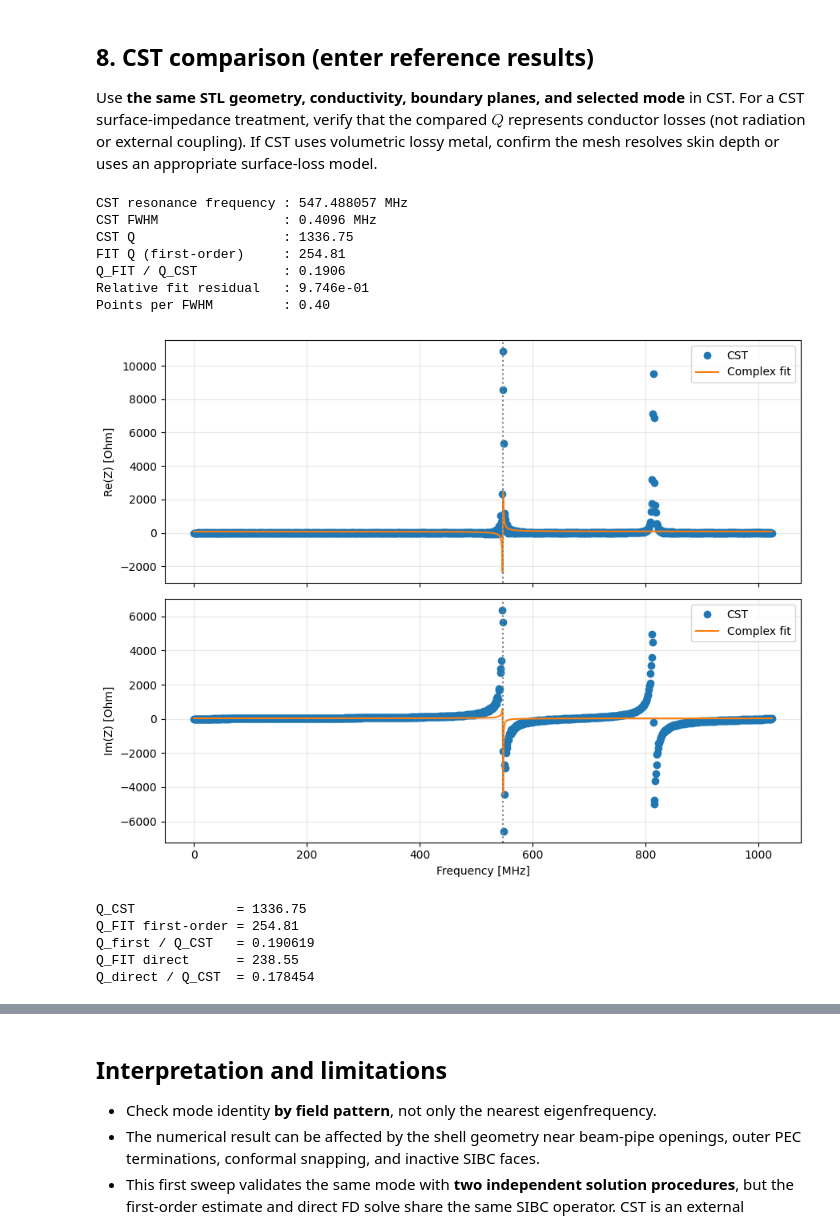
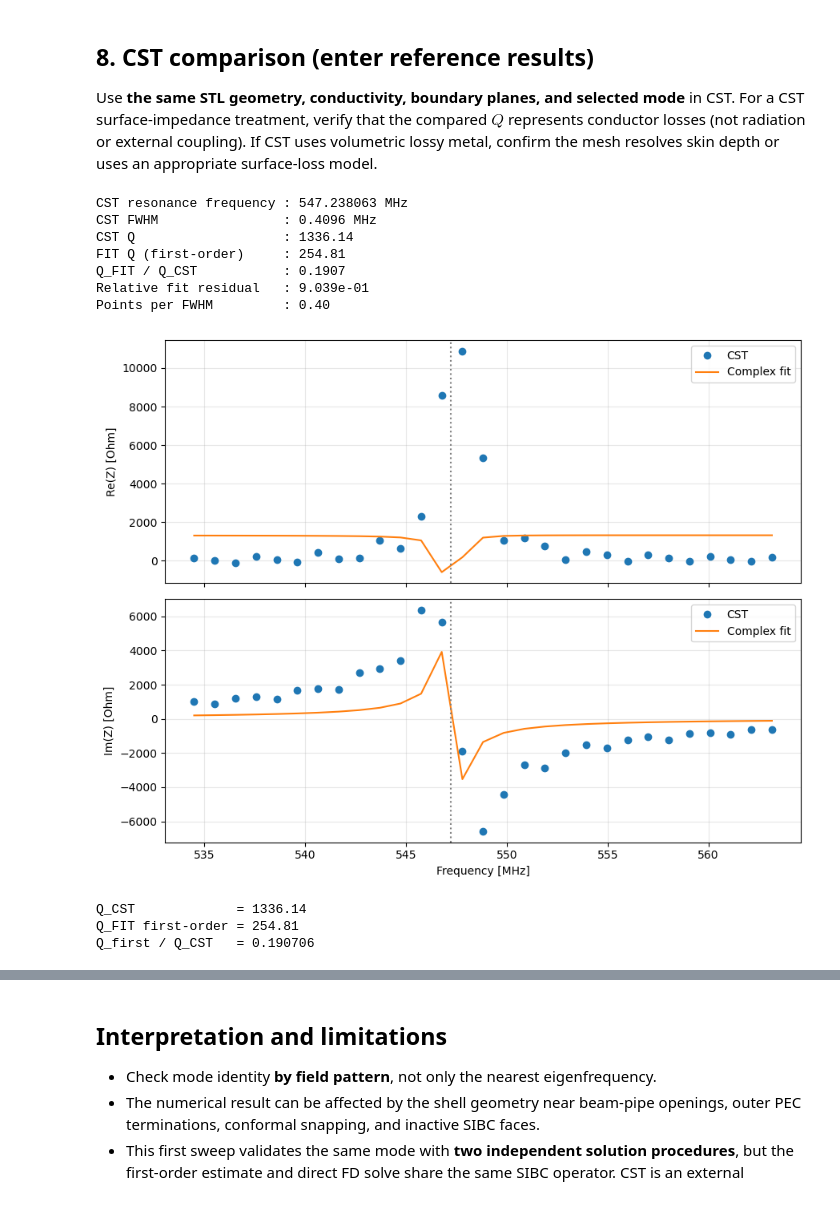
Before and after one commit to hschreib-tet/Wakis, a Jupyter notebook: notebooks/wakis_pillbox_pec_sibc_eigenmode_validation.ipynb, the cells around one changed output, grey strips where cells are left out. Cells and saved outputs as stored; diff of their text form; code cells hidden in the pictures.

```diff
--- a/notebooks/wakis_pillbox_pec_sibc_eigenmode_validation.ipynb
+++ b/notebooks/wakis_pillbox_pec_sibc_eigenmode_validation.ipynb
@@ -144,7 +144,7 @@ def make_solver(kind):
     return SolverFIT3D_FD(
         grid=grid,
         use_stl=True,
-        use_sibc=False,
+        use_sibc=True,
         bc_low=["PEC"] * 3,
         bc_high=["PEC"] * 3,
         verbose=0,
@@ -376,7 +369,7 @@ from scipy.optimize import least_squares
 
 # Select the resonance near the PEC eigenfrequency
 f_target = f0
-fit_window = 15e9
+fit_window = 15e6
 
 mask = np.abs(f_cst - f_target) <= fit_window
 f = f_cst[mask]
@@ -442,40 +435,38 @@ print(f"Points per FWHM         : {2 * gamma_cst / df:.2f}")
 fig, axes = plt.subplots(2, 1, figsize=(9, 7), sharex=True)
 
 for ax, measured, fitted, label in [
     (axes[0], Z.real, Z_fit.real, "Re(Z) [Ohm]"),
     (axes[1], Z.imag, Z_fit.imag, "Im(Z) [Ohm]"),
 ]:
     ax.plot(f / 1e6, measured, "o", label="CST")
     ax.plot(f / 1e6, fitted, "-", label="Complex fit")
     ax.axvline(fr_cst / 1e6, color="gray", ls=":")
     ax.set_ylabel(label)
     ax.grid(alpha=0.3)
     ax.legend()
 
 axes[1].set_xlabel("Frequency [MHz]")
 plt.tight_layout()
 plt.show()
 
 
 # --- Compare against WAKIS ---
 print(f"Q_CST             = {Q_cst:.2f}")
 print(f"Q_FIT first-order = {Q_first:.2f}")
 print(f"Q_first / Q_CST   = {Q_first / Q_cst:.6f}")
 
 if "Q_direct" in globals():
     print(f"Q_FIT direct      = {Q_direct:.2f}")
     print(f"Q_direct / Q_CST  = {Q_direct / Q_cst:.6f}")
 # %% [output]
-CST resonance frequency : 547.488057 MHz
+CST resonance frequency : 547.238063 MHz
 CST FWHM                : 0.4096 MHz
-CST Q                   : 1336.75
+CST Q                   : 1336.14
 FIT Q (first-order)     : 254.81
-Q_FIT / Q_CST           : 0.1906
-Relative fit residual   : 9.746e-01
+Q_FIT / Q_CST           : 0.1907
+Relative fit residual   : 9.039e-01
 Points per FWHM         : 0.40
-[figure, old version]
+[figure, new version]
-Q_CST             = 1336.75
+Q_CST             = 1336.14
 Q_FIT first-order = 254.81
-Q_first / Q_CST   = 0.190619
-Q_FIT direct      = 238.55
-Q_direct / Q_CST  = 0.178454
+Q_first / Q_CST   = 0.190706
```
Also changed, not shown: parts of 7 cells of this notebook, 14 other files.
